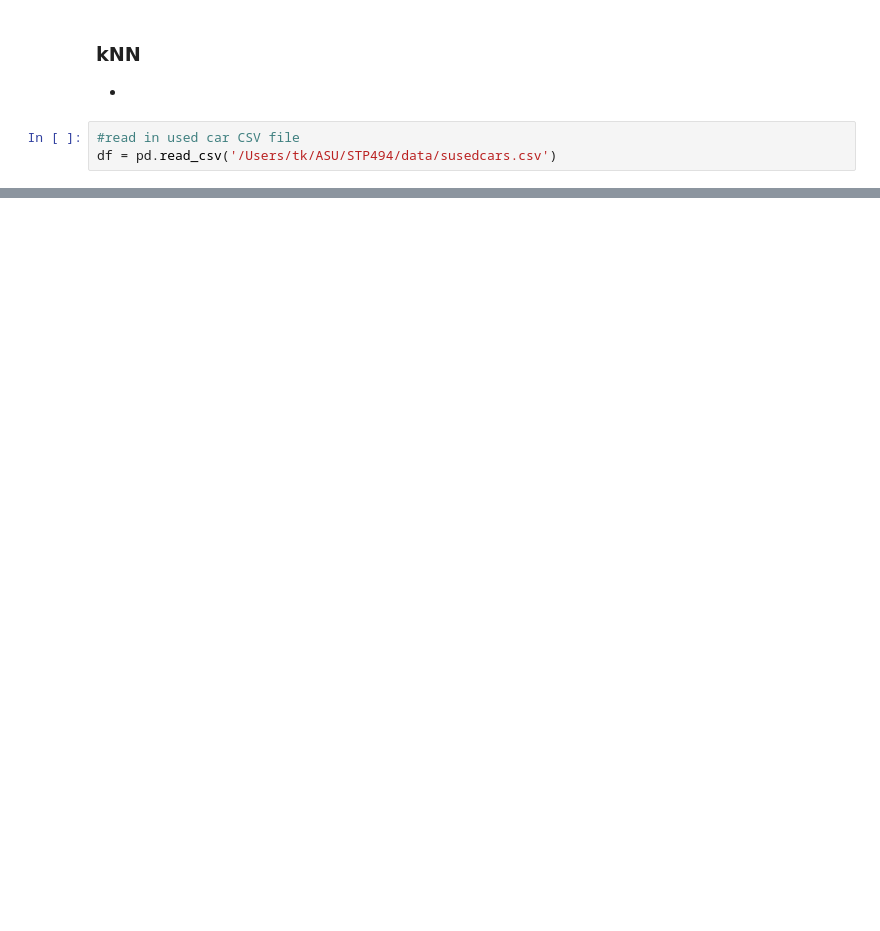
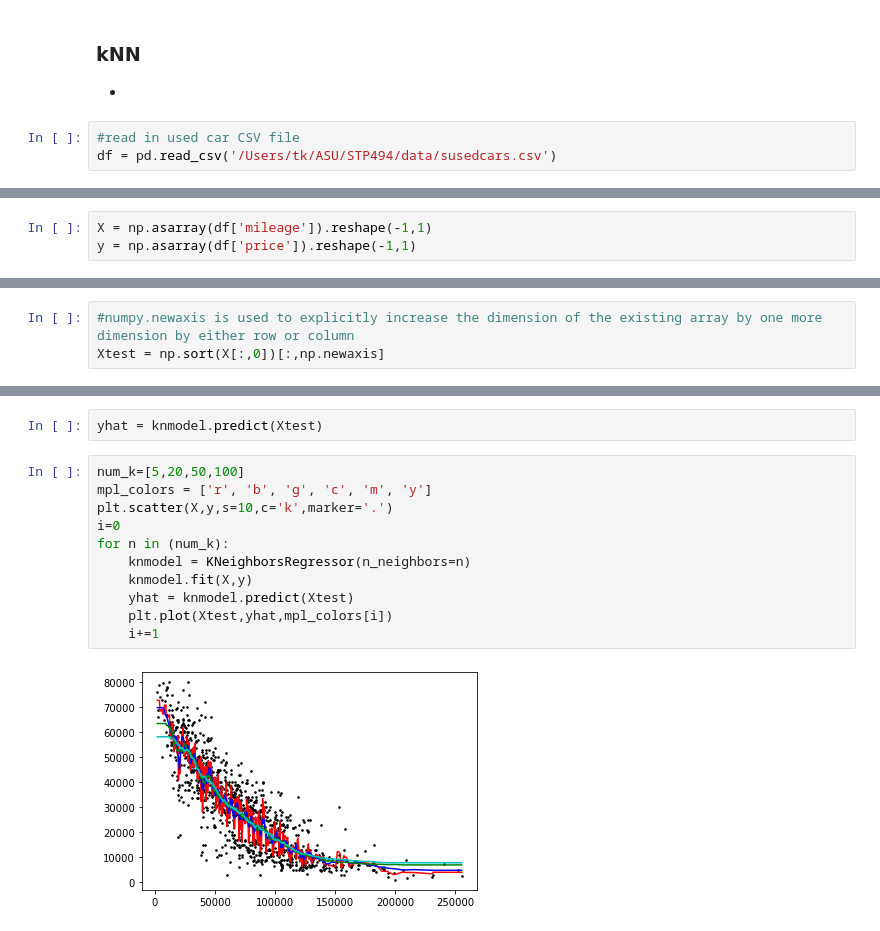
Before and after one commit to tkashdat/STP494, a Jupyter notebook: notebooks/kNNcars.ipynb, the cells around one changed output, grey strips where cells are left out. Saved outputs shown, nothing was run; the diff lists cells and outputs as text; blank space fills up the shorter version.

```diff
--- a/notebooks/kNNcars.ipynb
+++ b/notebooks/kNNcars.ipynb
@@ -31,0 +68,3 @@ df = pd.read_csv('/Users/tk/ASU/STP494/data/susedcars.csv')
+# %%
+X = np.asarray(df['mileage']).reshape(-1,1)
+y = np.asarray(df['price']).reshape(-1,1)
@@ -31,0 +79,3 @@ df = pd.read_csv('/Users/tk/ASU/STP494/data/susedcars.csv')
+# %%
+#numpy.newaxis is used to explicitly increase the dimension of the existing array by one more dimension by either row or column
+Xtest = np.sort(X[:,0])[:,np.newaxis]
@@ -31,0 +108,15 @@ df = pd.read_csv('/Users/tk/ASU/STP494/data/susedcars.csv')
+# %%
+yhat = knmodel.predict(Xtest)
+# %%
+num_k=[5,20,50,100]
+mpl_colors = ['r', 'b', 'g', 'c', 'm', 'y']
+plt.scatter(X,y,s=10,c='k',marker='.')
+i=0
+for n in (num_k):
+    knmodel = KNeighborsRegressor(n_neighbors=n)
+    knmodel.fit(X,y)
+    yhat = knmodel.predict(Xtest)
+    plt.plot(Xtest,yhat,mpl_colors[i])
+    i+=1
+# %% [output]
+[figure, added]
```
Also changed, not shown: parts of 10 cells of this notebook, 1 other file.
